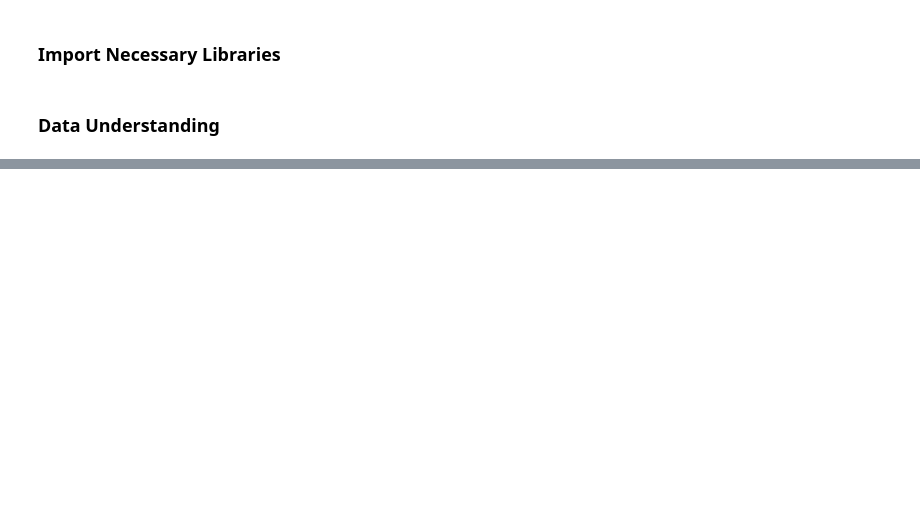
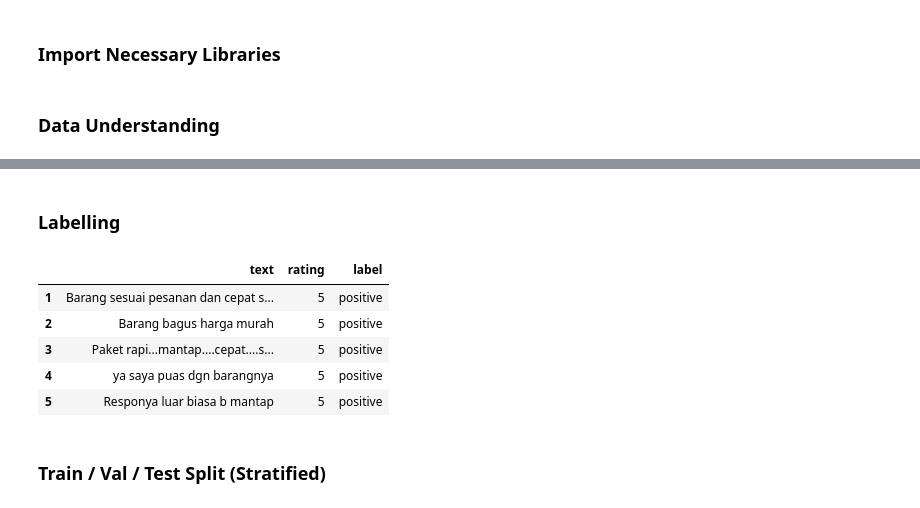
Before and after one commit to adikahnf/nolimit-ds-test-adika, a Jupyter notebook: sentiment.ipynb, the cells around one changed output, grey strips where cells are left out. Saved outputs shown, nothing was run; the diff lists cells and outputs as text; code cells hidden in the pictures; blank space fills up the shorter version.

```diff
--- a/sentiment.ipynb
+++ b/sentiment.ipynb
@@ -17,0 +126,21 @@ df.head()
+# %% [markdown]
+### Labelling
+# %%
+# Map Rating -> Sentiment
+def map_rating_to_label(label):
+    if label >= 4: return "positive"
+    if label <= 2: return "negative"
+    return "neutral"
+
+df_sentiment = df.dropna(subset=["text", "rating"]).copy()
+df_sentiment['label'] = df['rating'].astype(int).map(map_rating_to_label)
+df_sentiment[["text","rating","label"]].head()
+# %% [output]
+|  | text | rating | label |
+| 1 | Barang sesuai pesanan dan cepat s... | 5 | positive |
+| 2 | Barang bagus harga murah | 5 | positive |
+| 3 | Paket rapi...mantap....cepat....s... | 5 | positive |
+| 4 | ya saya puas dgn barangnya | 5 | positive |
+| 5 | Responya luar biasa b mantap | 5 | positive |
+# %% [markdown]
+### Train / Val / Test Split (Stratified)
```
Also changed, not shown: parts of 23 cells of this notebook.
